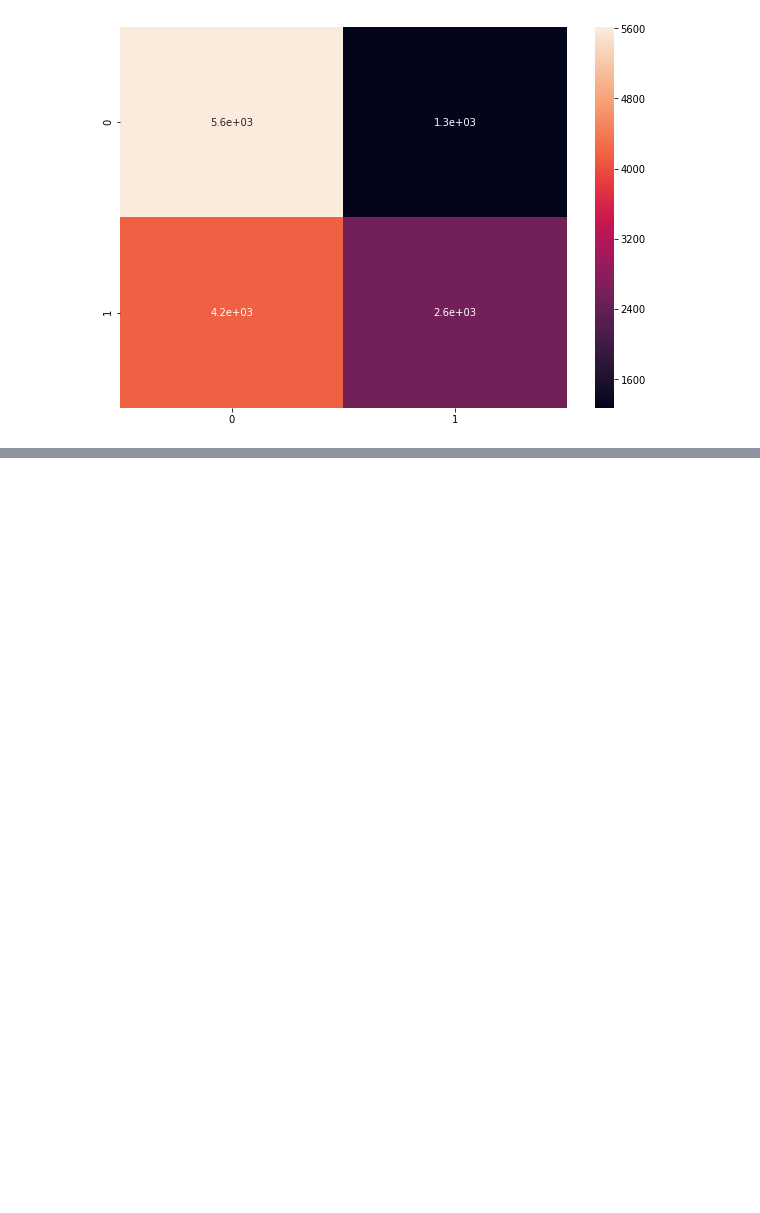
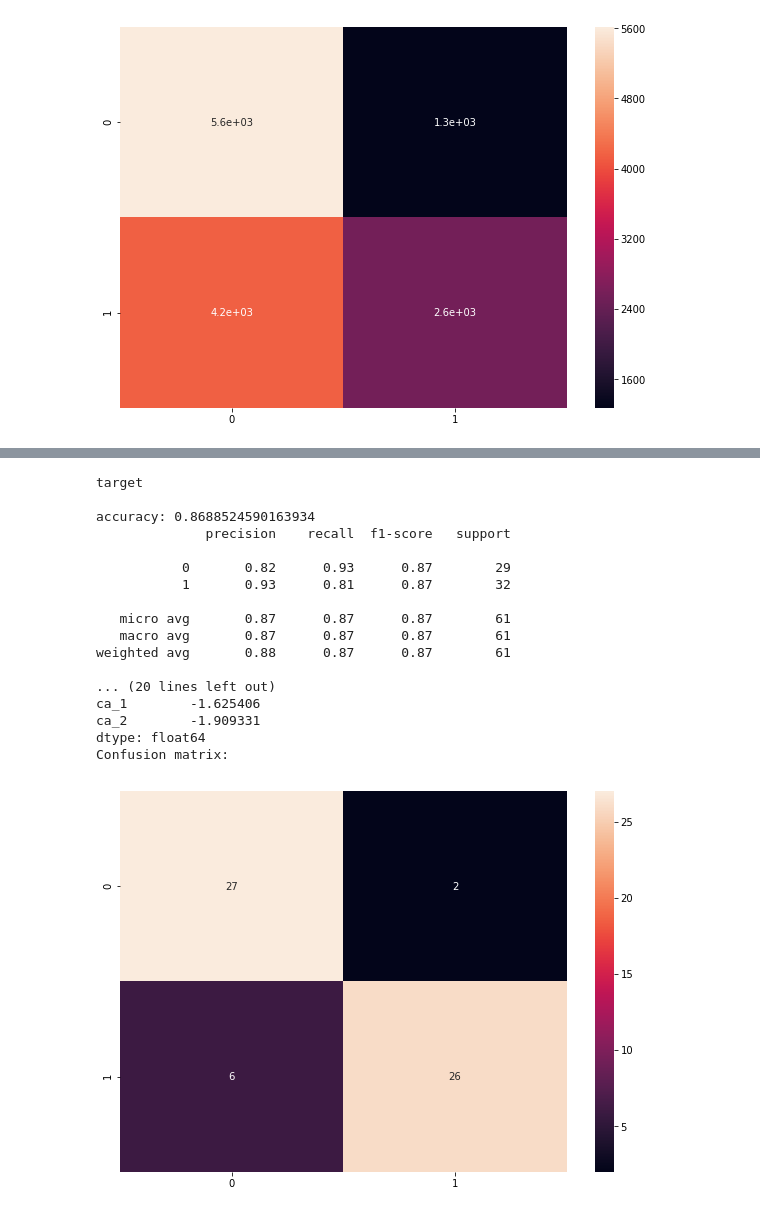
Before and after one commit to caravanuden/cardio, a Jupyter notebook: lr.ipynb, the cells around one changed output, grey strips where cells are left out. Cells and saved outputs as stored; diff of their text form; code cells hidden in the pictures; blank space fills up the shorter version.

```diff
--- a/lr.ipynb
+++ b/lr.ipynb
@@ -141,0 +142,10 @@ Confusion matrix:
+# %%
+df = pd.read_csv('heart.csv')
+df = df.dropna()
+print(df.shape)
+
+cont_cols = ['age', 'trestbps', 'chol', 'thalach', 'oldpeak']
+ord_cols = ['cp', 'restecg', 'slope', 'ca', 'thal']
+bin_cols = ['fbs', 'target', 'sex', 'exang']
+
+df.head()
@@ -141,0 +160,20 @@ Confusion matrix:
+# %%
+# create a minimum and maximum processor object
+min_max_scaler = preprocessing.MinMaxScaler()
+
+# create an object to transform the data to fit minmax processor
+df_scaled = min_max_scaler.fit_transform(df[cont_cols])
+
+# run the normalizer on the dataframe
+df_normalized = pd.DataFrame(df_scaled)
+df_normalized.columns = cont_cols
+
+for col in ord_cols:
+    dummies = pd.get_dummies(df[col])
+    min_ind = min([ind for ind in dummies.columns])
+    dummies.columns = ['{0}_{1}'.format(col, ind) for ind in dummies.columns]
+    df_normalized = pd.concat([df_normalized, dummies.drop(['{0}_{1}'.format(col, min_ind)], axis=1)], axis=1)
+
+df_normalized = pd.concat([df_normalized, df[bin_cols]], axis=1)
+
+df_normalized.head()
@@ -141,0 +188,23 @@ Confusion matrix:
+# %%
+target_vars = {'target': ['target'], 'fbs':['fbs', 'target'], 'exang':['exang', 'target']}
+
+clf = lrcv('target', target_vars, df_normalized, resample=False)
+# %% [output]
+target
+
+accuracy: 0.8688524590163934
+              precision    recall  f1-score   support
+
+           0       0.82      0.93      0.87        29
+           1       0.93      0.81      0.87        32
+
+   micro avg       0.87      0.87      0.87        61
+   macro avg       0.87      0.87      0.87        61
+weighted avg       0.88      0.87      0.87        61
+
+... (20 lines left out)
+ca_1        -1.625406
+ca_2        -1.909331
+dtype: float64
+Confusion matrix:
+[figure, added]
```
Also changed, not shown: parts of 10 cells of this notebook.
